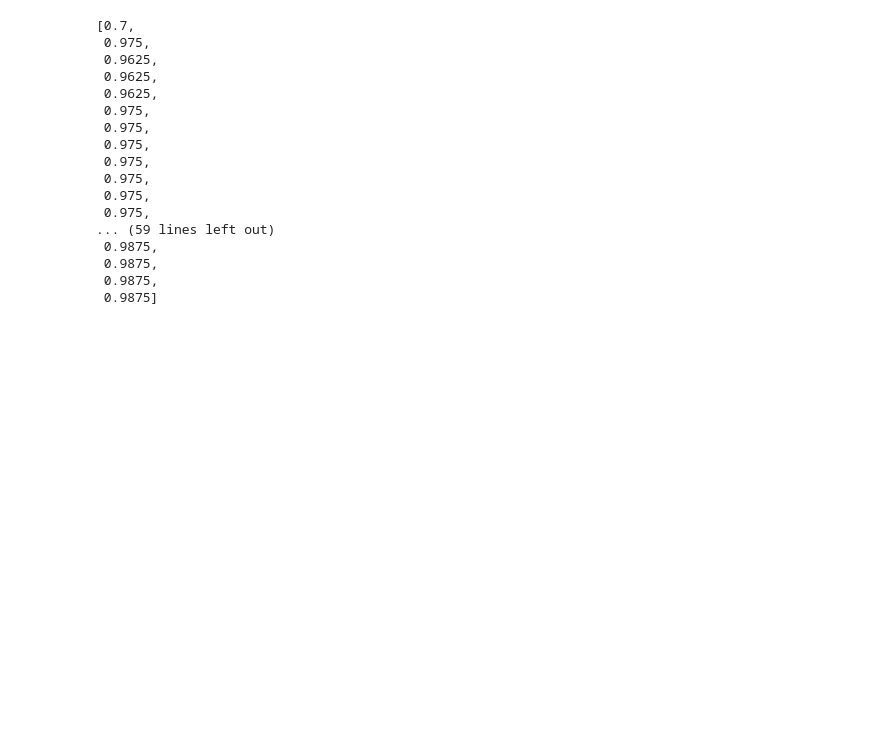
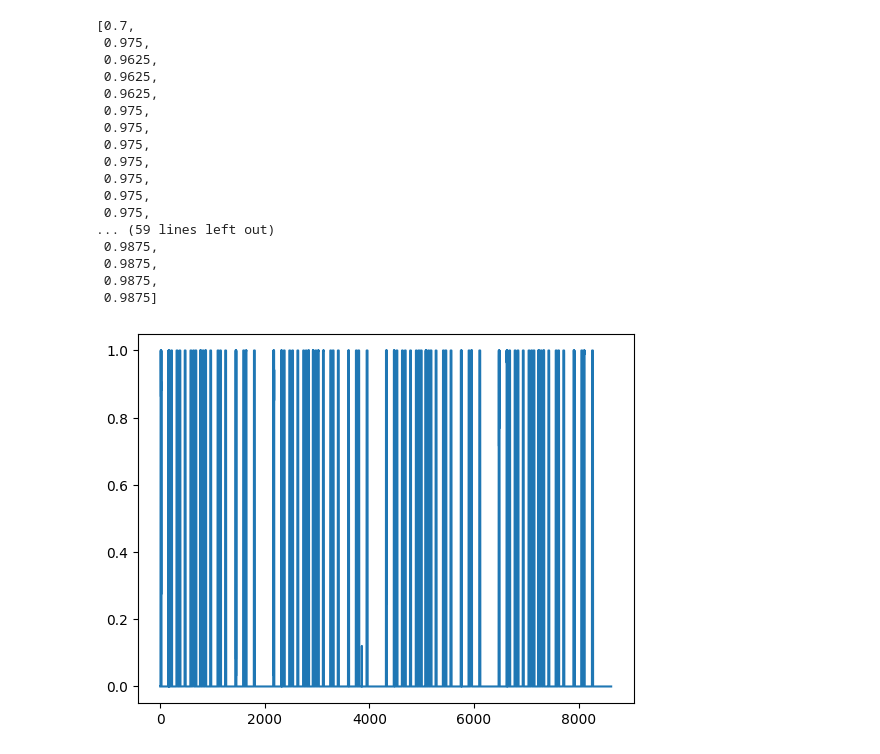
Before and after one commit to ivopascal/emg_classifier, a Jupyter notebook: notebooks/emg_online.ipynb, the cells around one changed output. Saved outputs shown, nothing was run; the diff lists cells and outputs as text; code cells hidden in the pictures; blank space fills up the shorter version.

Commit message:
Added predictions

```diff
--- a/notebooks/emg_online.ipynb
+++ b/notebooks/emg_online.ipynb
@@ -322,0 +332,7 @@ acc
+# %%
+df = pd.read_csv('../data/predictions.csv', header=None)
+# %%
+df[0].plot()
+plt.show()
+# %% [output]
+[figure, added]
```
Also changed, not shown: parts of 19 cells of this notebook, 7 other files.
